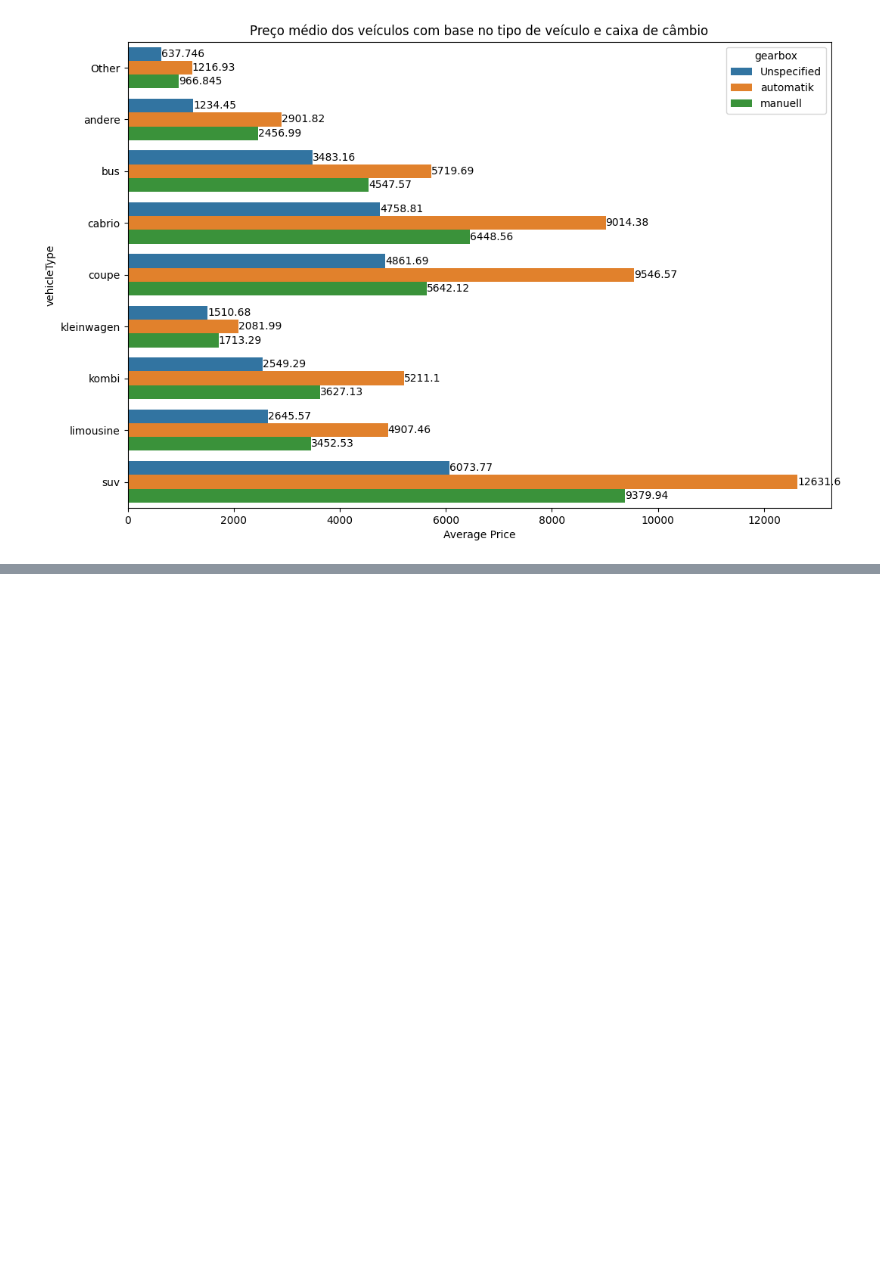
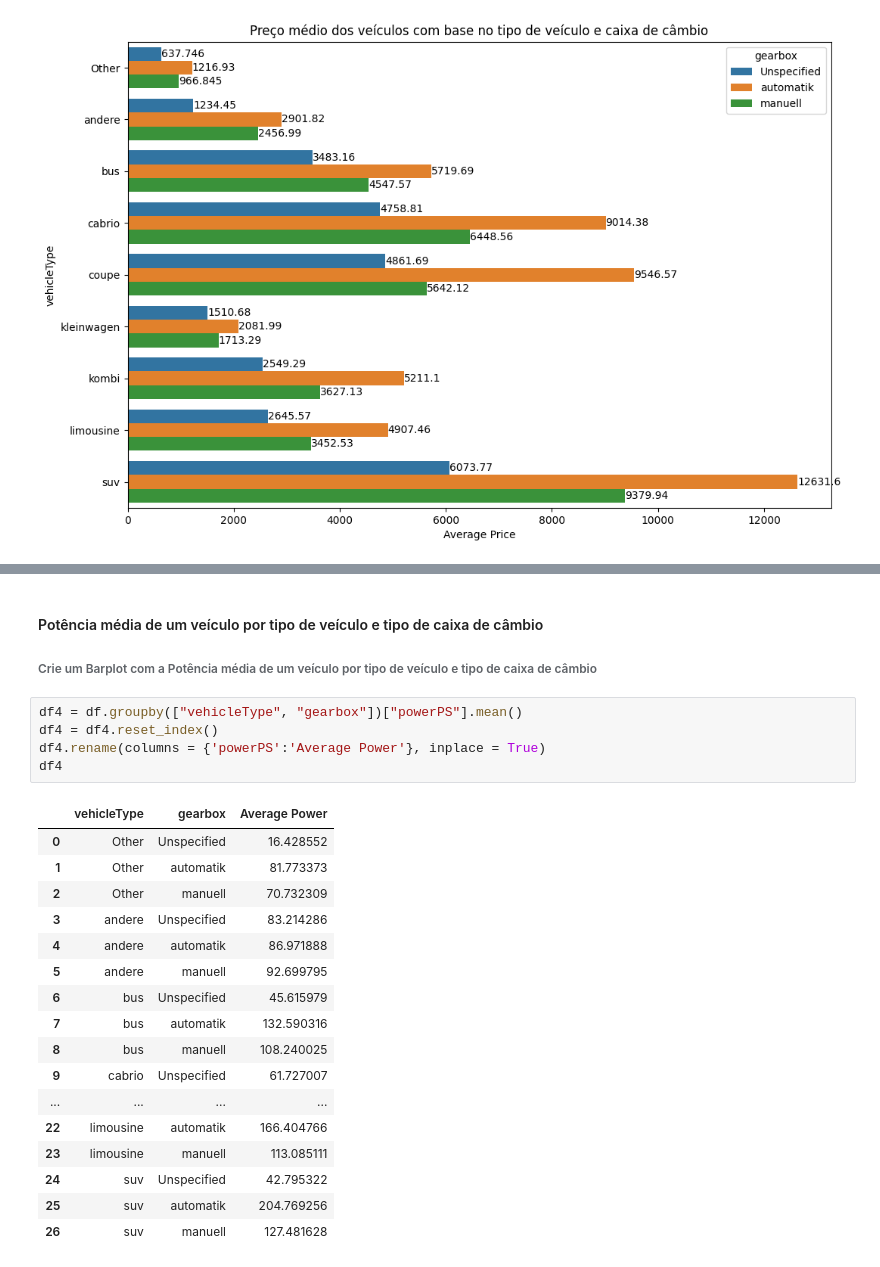
Before and after one commit to jllcen2011/Python_Fundamentos_para_Analise_de_Dados, a Jupyter notebook: 03 - MiniProjetoCap09/MiniProjetoCap09.ipynb, the cells around one changed output, grey strips where cells are left out. Saved outputs shown, nothing was run; the diff lists cells and outputs as text; blank space fills up the shorter version.

```diff
--- a/03 - MiniProjetoCap09/MiniProjetoCap09.ipynb
+++ b/03 - MiniProjetoCap09/MiniProjetoCap09.ipynb
@@ -122,0 +160,26 @@ for i in ay.containers:
+# %% [markdown]
+#### Potência média de um veículo por tipo de veículo e tipo de caixa de câmbio
+###### Crie um Barplot com a Potência média de um veículo por tipo de veículo e tipo de caixa de câmbio
+# %%
+df4 = df.groupby(["vehicleType", "gearbox"])["powerPS"].mean()
+df4 = df4.reset_index()
+df4.rename(columns = {'powerPS':'Average Power'}, inplace = True)
+df4
+# %% [output]
+|  | vehicleType | gearbox | Average Power |
+| 0 | Other | Unspecified | 16.428552 |
+| 1 | Other | automatik | 81.773373 |
+| 2 | Other | manuell | 70.732309 |
+| 3 | andere | Unspecified | 83.214286 |
+| 4 | andere | automatik | 86.971888 |
+| 5 | andere | manuell | 92.699795 |
+| 6 | bus | Unspecified | 45.615979 |
+| 7 | bus | automatik | 132.590316 |
+| 8 | bus | manuell | 108.240025 |
+| 9 | cabrio | Unspecified | 61.727007 |
+| ... | ... | ... | ... |
+| 22 | limousine | automatik | 166.404766 |
+| 23 | limousine | manuell | 113.085111 |
+| 24 | suv | Unspecified | 42.795322 |
+| 25 | suv | automatik | 204.769256 |
+| 26 | suv | manuell | 127.481628 |
```
Also changed, not shown: parts of 5 cells of this notebook.
